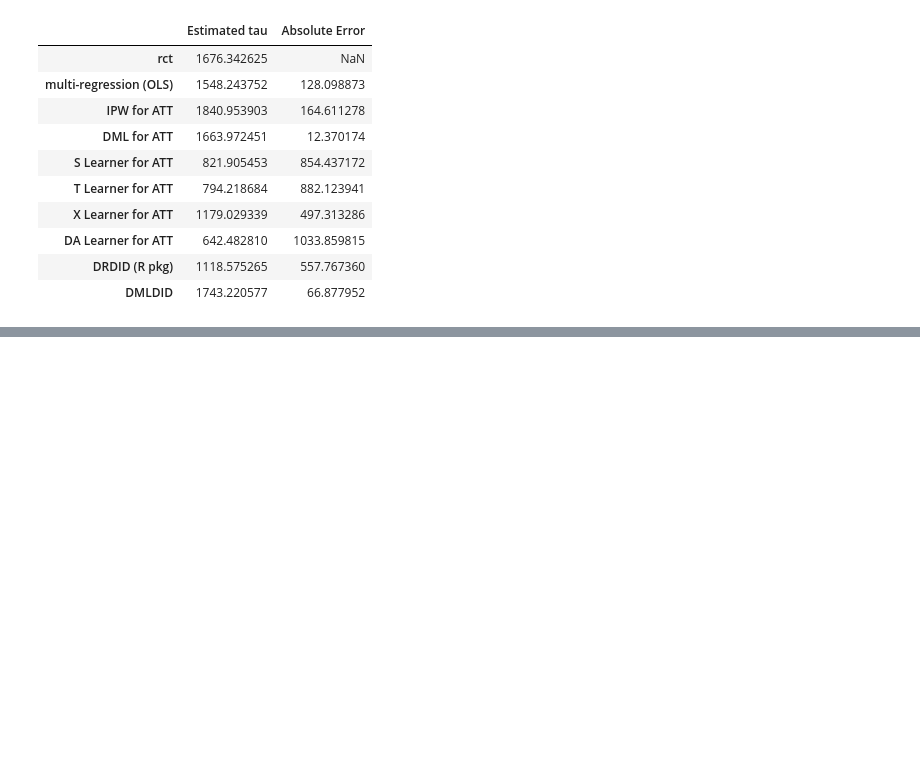
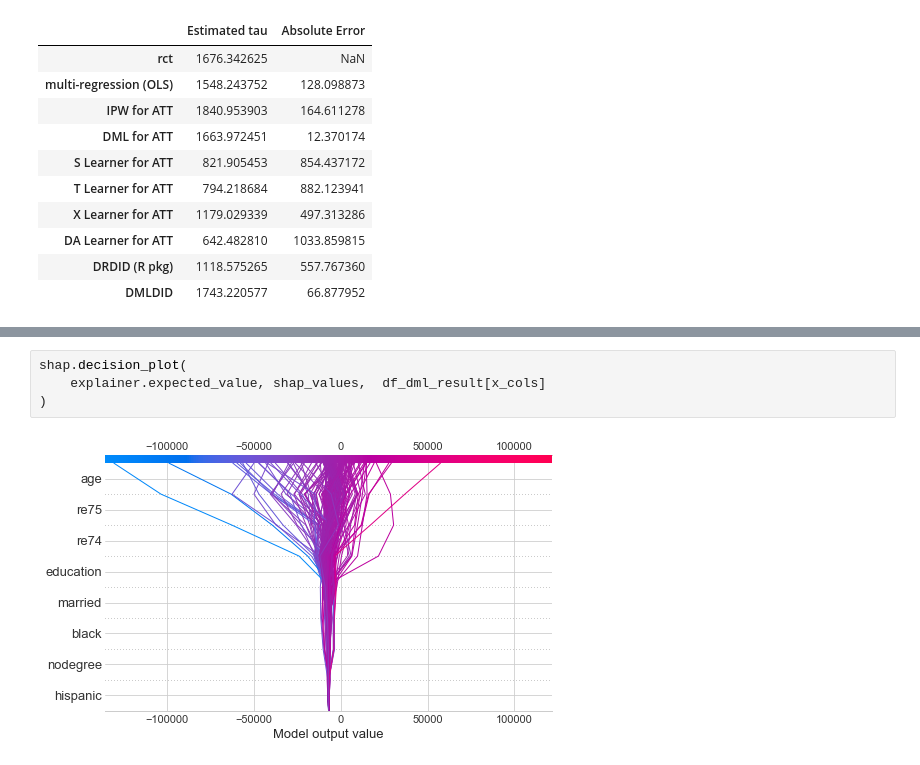
Before and after one commit to MasaAsami/D2ML, a Jupyter notebook: notebooks/RCTBenchmarks.ipynb, the cells around one changed output, grey strips where cells are left out. Saved outputs shown, nothing was run; the diff lists cells and outputs as text; blank space fills up the shorter version.

```diff
--- a/notebooks/RCTBenchmarks.ipynb
+++ b/notebooks/RCTBenchmarks.ipynb
@@ -774,0 +790,6 @@ pd.DataFrame(
+# %%
+shap.decision_plot(
+    explainer.expected_value, shap_values,  df_dml_result[x_cols]
+)
+# %% [output]
+[figure, added]
```
Also changed, not shown: parts of 19 cells of this notebook.
